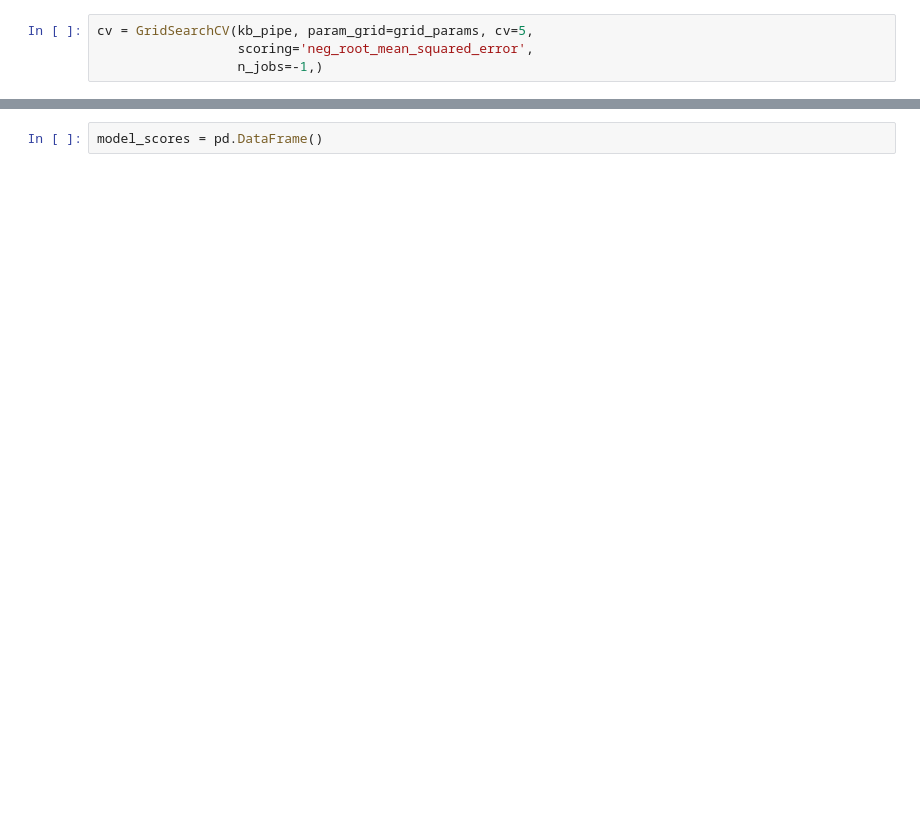
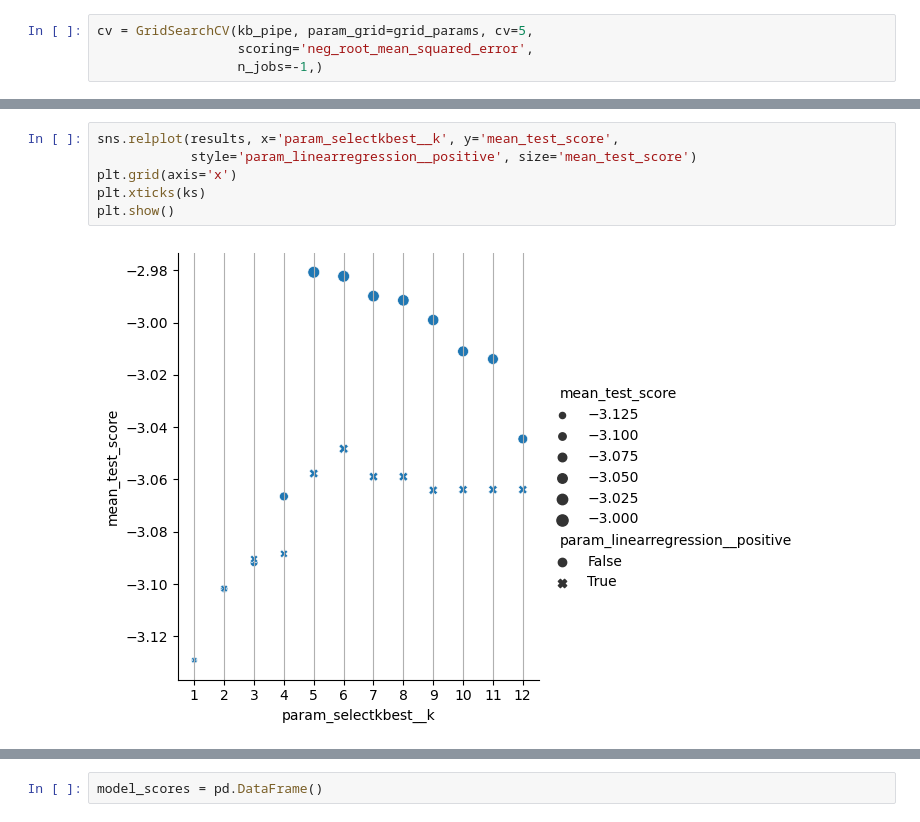
Before and after one commit to NBPub/Springboard, a Jupyter notebook: Capstone Two/16.3_Preprocessing-Training.ipynb, the cells around one changed output, grey strips where cells are left out. Cells and saved outputs as stored; diff of their text form; blank space fills up the shorter version.

```diff
--- a/Capstone Two/16.3_Preprocessing-Training.ipynb
+++ b/Capstone Two/16.3_Preprocessing-Training.ipynb
@@ -362,0 +233,8 @@ def_models = {
+# %%
+sns.relplot(results, x='param_selectkbest__k', y='mean_test_score',
+            style='param_linearregression__positive', size='mean_test_score')
+plt.grid(axis='x')
+plt.xticks(ks)
+plt.show()
+# %% [output]
+[figure, added]
```
Also changed, not shown: parts of 162 cells of this notebook, 2 other files.
